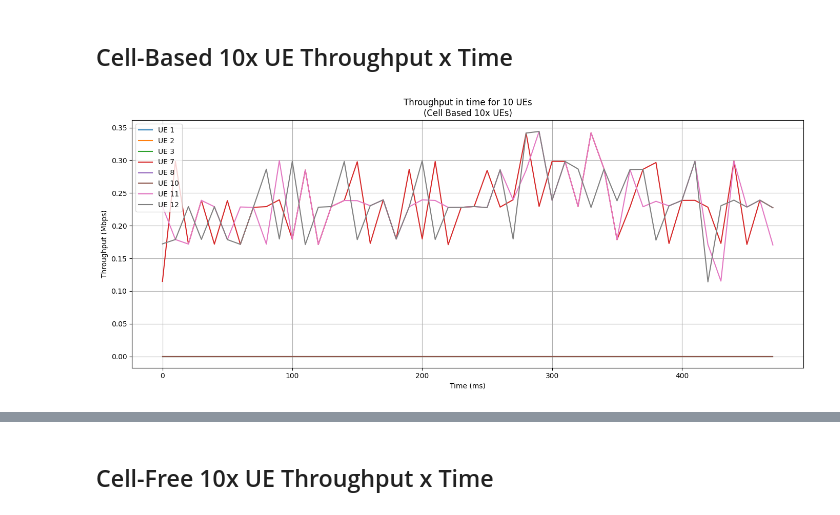
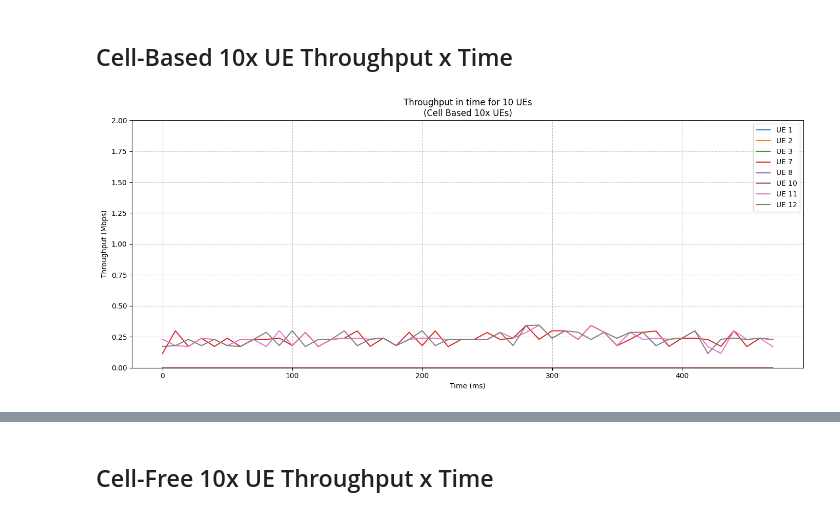
Before and after one commit to Surpr1se0/OAI-tests, a Jupyter notebook: scripts/10-ue-cb.ipynb, the cells around one changed output, grey strips where cells are left out. Saved outputs shown, nothing was run; the diff lists cells and outputs as text; code cells hidden in the pictures.

```diff
--- a/scripts/10-ue-cb.ipynb
+++ b/scripts/10-ue-cb.ipynb
@@ -69,17 +69,20 @@ for ue, valores in dados_ues_cf.items():
 # %%
 # Graphic of Throughput and Rolling Average
 plt.figure(figsize=(14, 6))
 for ue, df in dfs_cb.items():
     sns.lineplot(x="Time (ms)", y="Throughput (Mbps)", data=df, label=f"UE {ue}")
 plt.title("Throughput in time for 10 UEs\n(Cell Based 10x UEs)")
 plt.xlabel("Time (ms)")
 plt.ylabel("Throughput (Mbps)")
 plt.grid(True)
 plt.legend()
+
+plt.ylim(0, 2)
+plt.grid(True, linestyle='--', alpha=0.7)
 plt.tight_layout()
 plt.show()
 # %% [output]
-[figure, old version]
+[figure, new version]
 # %%
 # Graphic of Throughput and Rolling Average
 plt.figure(figsize=(14, 6))
```
Also changed, not shown: parts of 5 cells of this notebook, 1 other file.
